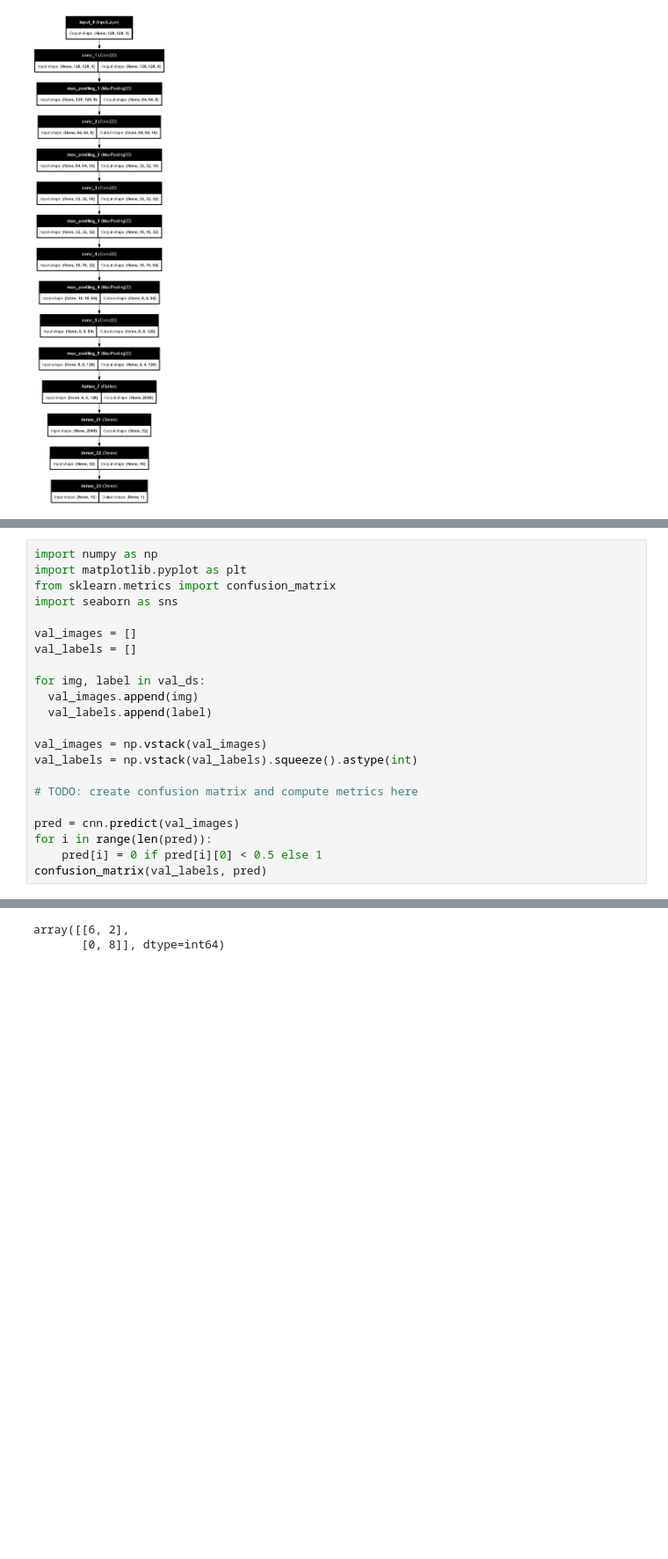
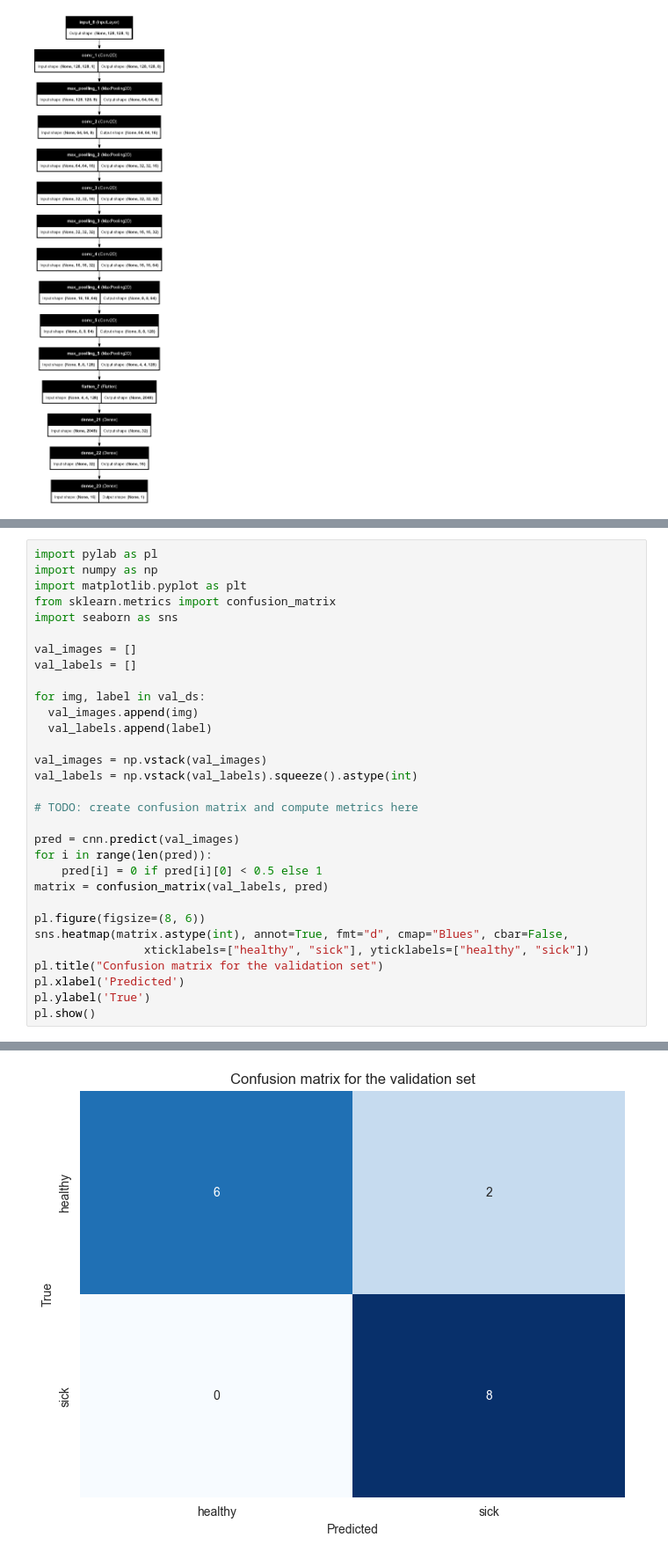
Before and after one commit to AnthonyDavid3110/ARN-lab4, a Jupyter notebook: CNN_pneumonia.ipynb, the cells around one changed output, grey strips where cells are left out. Shown at 88% size. Saved outputs shown, nothing was run; the diff lists cells and outputs as text; blank space fills up the shorter version.

Commit message:
matrices de confusion étape 5

```diff
--- a/CNN_pneumonia.ipynb
+++ b/CNN_pneumonia.ipynb
@@ -187,4 +187,5 @@ Test accuracy: 0.7564102411270142
 # %%
+import pylab as pl
 import numpy as np
 import matplotlib.pyplot as plt
 from sklearn.metrics import confusion_matrix
@@ -205,5 +206,13 @@ val_labels = np.vstack(val_labels).squeeze().astype(int)
 pred = cnn.predict(val_images)
 for i in range(len(pred)):
     pred[i] = 0 if pred[i][0] < 0.5 else 1
-confusion_matrix(val_labels, pred)
+matrix = confusion_matrix(val_labels, pred)
+
+pl.figure(figsize=(8, 6))
+sns.heatmap(matrix.astype(int), annot=True, fmt="d", cmap="Blues", cbar=False,
+                xticklabels=["healthy", "sick"], yticklabels=["healthy", "sick"])
+pl.title("Confusion matrix for the validation set")
+pl.xlabel('Predicted')
+pl.ylabel('True')
+pl.show()
 # %% [output]
@@ -211,5 +220,4 @@ confusion_matrix(val_labels, pred)
-array([[6, 2],
-       [0, 8]], dtype=int64)
+[figure, added]
 # %%
 # and do the same for test set
 test_images = []
```
Also changed, not shown: parts of 5 cells of this notebook.
